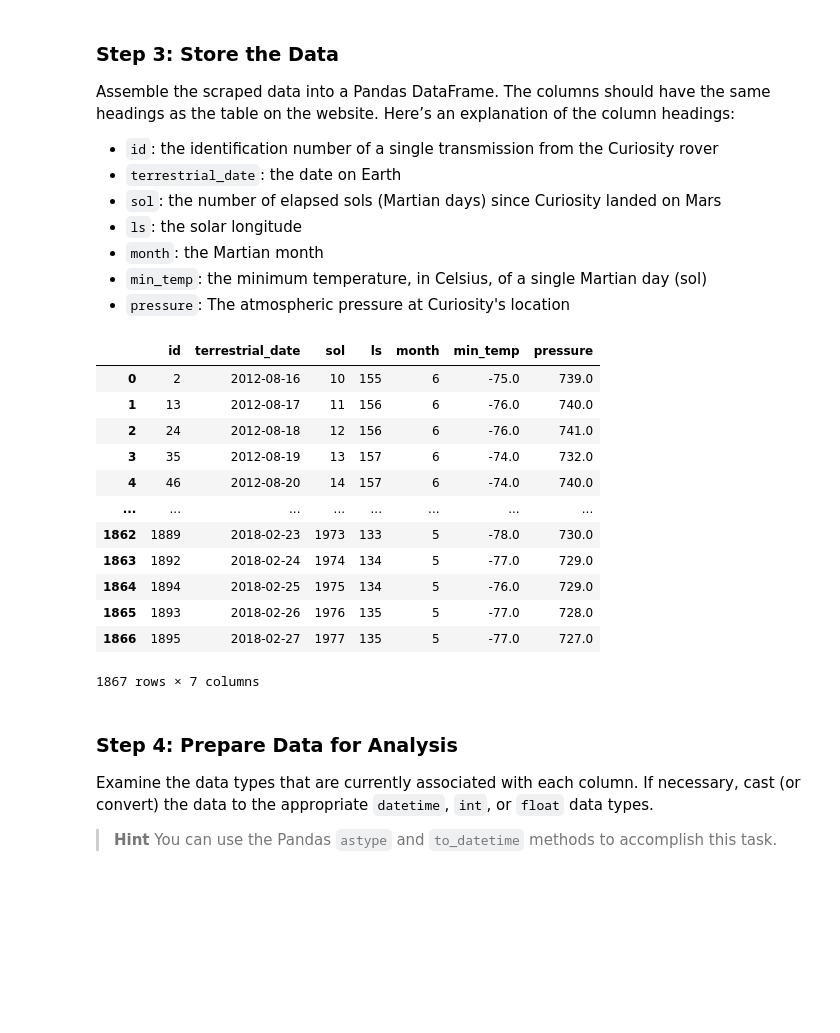
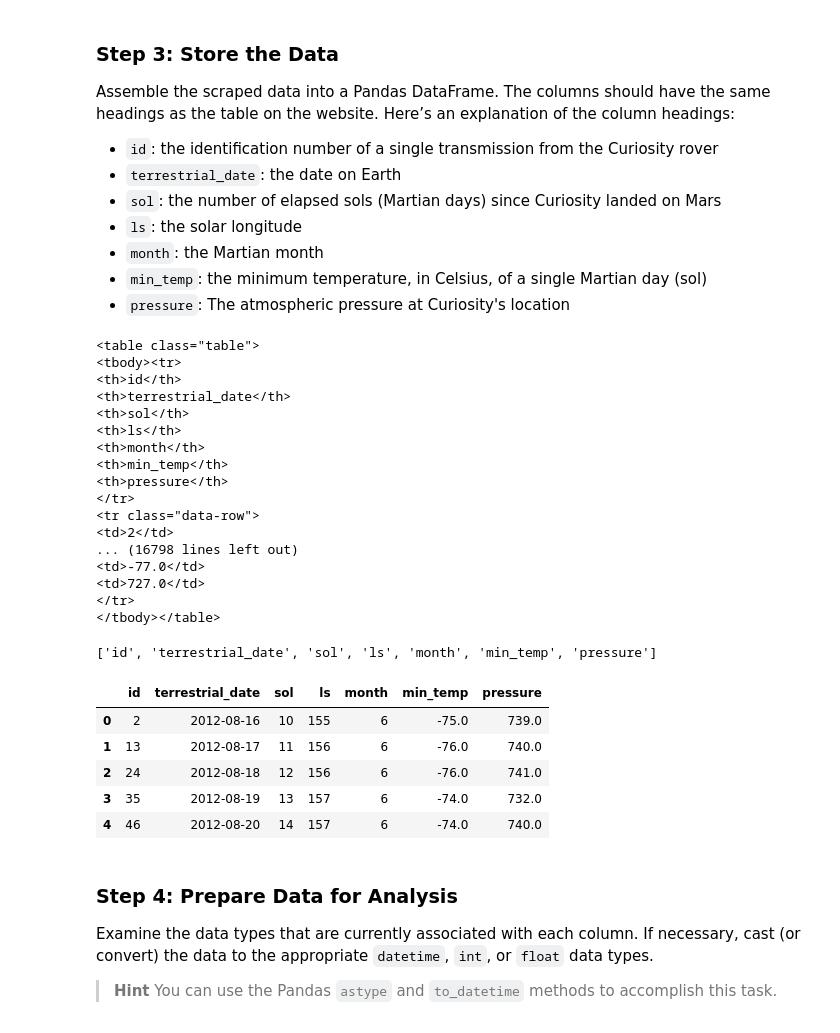
Before and after one commit to Suadg/Mars_DataCollection_Challenge, a Jupyter notebook: mars_weather_solutions.ipynb, the cells around one changed output. Saved outputs shown, nothing was run; the diff lists cells and outputs as text; code cells hidden in the pictures; blank space fills up the shorter version.

```diff
--- a/mars_weather_solutions.ipynb
+++ b/mars_weather_solutions.ipynb
@@ -34,3 +30,6 @@ temp_soup = soup(html, 'html.parser')
+# %%
+html = browser.html
+soup = soup(html, 'html.parser')
 # %%
 # Extract all the text elements
 
@@ -71,32 +65,55 @@ all_rows = temp_soup.find_all('tr', class_='data-row')
+# %%
+table = soup.find('table', class_='table')
+table
+# %% [output]
+<table class="table">
+<tbody><tr>
+<th>id</th>
+<th>terrestrial_date</th>
+<th>sol</th>
+<th>ls</th>
+<th>month</th>
+<th>min_temp</th>
+<th>pressure</th>
+</tr>
+<tr class="data-row">
+<td>2</td>
+... (16798 lines left out)
+<td>-77.0</td>
+<td>727.0</td>
+</tr>
+</tbody></table>
 # %%
 # Create an empty list
-temp_list = []
+mars_weather = []
 
 # Loop through the scraped data to create a list of rows
-for row in all_rows:
-    td = row.find_all('td')
-    row = [col.text for col in td]
-    temp_list.append(row)
+mars_weather_table = table.find_all('th')
+
+for header_element in mars_weather_table:
+    title = header_element.text
+    mars_weather.append(title)
+mars_weather
+# %% [output]
+['id', 'terrestrial_date', 'sol', 'ls', 'month', 'min_temp', 'pressure']
 # %%
 # Create a Pandas DataFrame by using the list of rows and a list of the column names
-temp_df = pd.DataFrame(temp_list, columns=['id', 'terrestrial_date', 'sol', 'ls', 'month', 'min_temp', 'pressure'])
-
-# Confirm DataFrame was created successfully
-temp_df
+mars_weather_df = pd.DataFrame(columns=mars_weather)
+for row in table.find_all('tr',class_='data-row'):
+        data = row.find_all('td')
+        row_data=[td.text.strip() for td in data]
+        lenghth=len(mars_weather_df)
+        mars_weather_df.loc[lenghth]=row_data
-# %% [output]
-|  | id | terrestrial_date | sol | ls | month | min_temp | pressure |
-| 0 | 2 | 2012-08-16 | 10 | 155 | 6 | -75.0 | 739.0 |
-| 1 | 13 | 2012-08-17 | 11 | 156 | 6 | -76.0 | 740.0 |
-| 2 | 24 | 2012-08-18 | 12 | 156 | 6 | -76.0 | 741.0 |
-| 3 | 35 | 2012-08-19 | 13 | 157 | 6 | -74.0 | 732.0 |
-| 4 | 46 | 2012-08-20 | 14 | 157 | 6 | -74.0 | 740.0 |
-| ... | ... | ... | ... | ... | ... | ... | ... |
-| 1862 | 1889 | 2018-02-23 | 1973 | 133 | 5 | -78.0 | 730.0 |
-| 1863 | 1892 | 2018-02-24 | 1974 | 134 | 5 | -77.0 | 729.0 |
-| 1864 | 1894 | 2018-02-25 | 1975 | 134 | 5 | -76.0 | 729.0 |
-| 1865 | 1893 | 2018-02-26 | 1976 | 135 | 5 | -77.0 | 728.0 |
-| 1866 | 1895 | 2018-02-27 | 1977 | 135 | 5 | -77.0 | 727.0 |
-1867 rows × 7 columns
+# %%
+# Confirm DataFrame was created successfully
+mars_weather_df.head()
+# %% [output]
+|  | id | terrestrial_date | sol | ls | month | min_temp | pressure |
+| 0 | 2 | 2012-08-16 | 10 | 155 | 6 | -75.0 | 739.0 |
+| 1 | 13 | 2012-08-17 | 11 | 156 | 6 | -76.0 | 740.0 |
+| 2 | 24 | 2012-08-18 | 12 | 156 | 6 | -76.0 | 741.0 |
+| 3 | 35 | 2012-08-19 | 13 | 157 | 6 | -74.0 | 732.0 |
+| 4 | 46 | 2012-08-20 | 14 | 157 | 6 | -74.0 | 740.0 |
 # %% [markdown]
 ### Step 4: Prepare Data for Analysis
 
```
Also changed, not shown: parts of 22 cells of this notebook, 1 other file.
